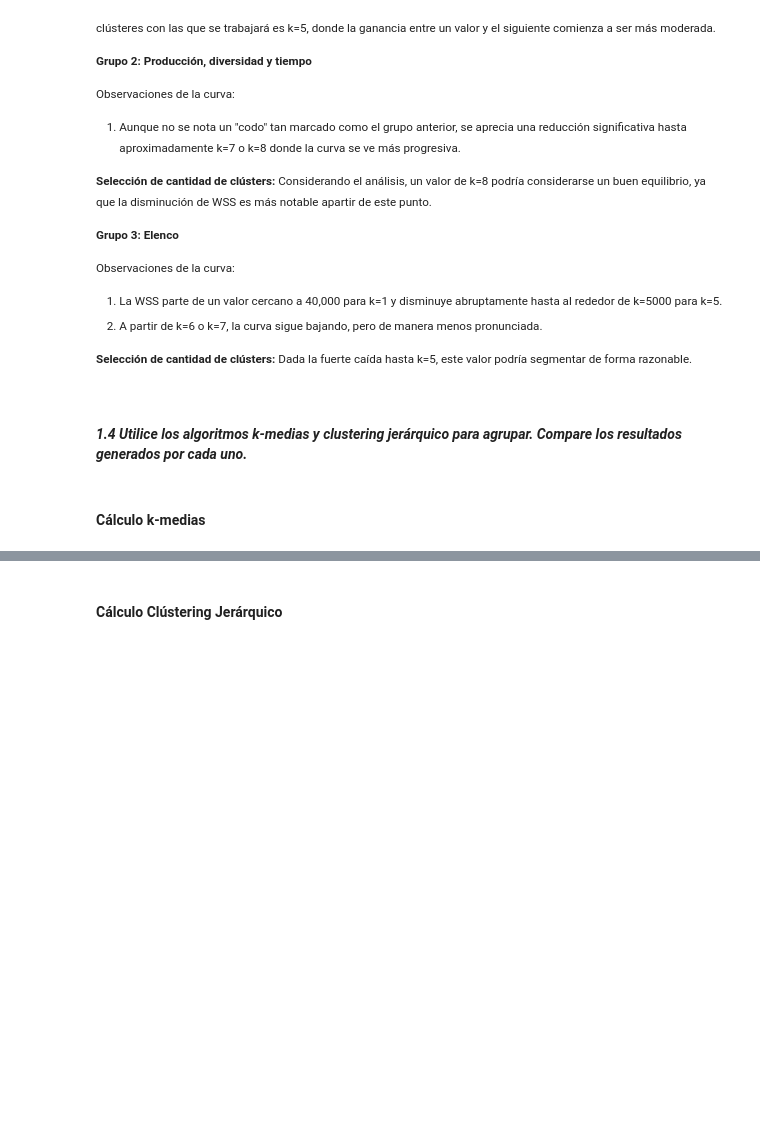
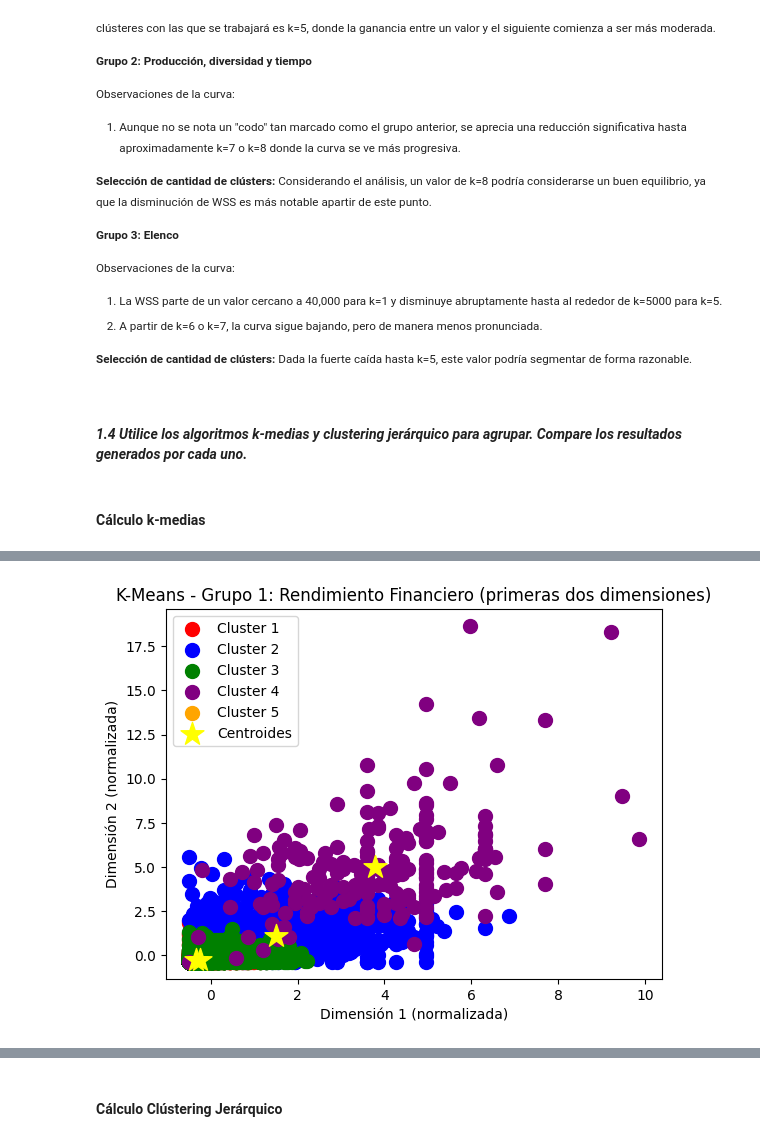
Before and after one commit to lemoonchild/Clustering-APriori-PCA, a Jupyter notebook: Clustering.ipynb, the cells around one changed output, grey strips where cells are left out. Saved outputs shown, nothing was run; the diff lists cells and outputs as text; code cells hidden in the pictures; blank space fills up the shorter version.

Commit message:
fix: fix clustering

```diff
--- a/Clustering.ipynb
+++ b/Clustering.ipynb
@@ -291,0 +273,79 @@ plt.show()
+# %%
+X1 = scale(df_group1)  # Escalamos las variables
+
+# K-Means
+km_g1 = KMeans(n_clusters=4).fit(X1)
+print("K-Means Grupo 1 (Rendimiento financiero):\n", km_g1)
+
+# Centroides de los clusters
+centroides_g1 = km_g1.cluster_centers_
+print("Centroides Grupo 1:\n", centroides_g1)
+
+# Predicción de clusters
+especies_g1 = km_g1.predict(X1)
+
+# Gráfica
+plt.scatter(X1[especies_g1 == 0, 0], X1[especies_g1 == 0, 1], s=100, c='red', label="Cluster 1")
+plt.scatter(X1[especies_g1 == 1, 0], X1[especies_g1 == 1, 1], s=100, c='blue', label="Cluster 2")
+plt.scatter(X1[especies_g1 == 2, 0], X1[especies_g1 == 2, 1], s=100, c='green', label="Cluster 3")
+plt.scatter(X1[especies_g1 == 3, 0], X1[especies_g1 == 3, 1], s=100, c='purple', label="Cluster 4")
+plt.scatter(X1[especies_g1 == 4, 0], X1[especies_g1 == 4, 1], s=100, c='orange', label="Cluster 5")
+
+# Centroides (también en 2D)
+plt.scatter(centroides_g1[:,0], centroides_g1[:,1], s=300, c="yellow", marker="*", label="Centroides")
+plt.title("K-Means - Grupo 1: Rendimiento Financiero (primeras dos dimensiones)")
+plt.xlabel("Dimensión 1 (normalizada)")
+plt.ylabel("Dimensión 2 (normalizada)")
+plt.legend()
+plt.show()
+
+
+# -------------- GRUPO 2: Producción, diversidad y tiempo --------------
+X2 = scale(df_group2)
+
+km_g2 = KMeans(n_clusters=5).fit(X2)
+print("\nK-Means Grupo 2 (Producción, diversidad y tiempo):\n", km_g2)
+
+centroides_g2 = km_g2.cluster_centers_
+print("Centroides Grupo 2:\n", centroides_g2)
+
+especies_g2 = km_g2.predict(X2)
+
+plt.scatter(X2[especies_g2 == 0, 0], X2[especies_g2 == 0, 1], s=100, c='red', label="Cluster 1")
+plt.scatter(X2[especies_g2 == 1, 0], X2[especies_g2 == 1, 1], s=100, c='blue', label="Cluster 2")
+plt.scatter(X2[especies_g2 == 2, 0], X2[especies_g2 == 2, 1], s=100, c='green', label="Cluster 3")
+plt.scatter(X2[especies_g2 == 3, 0], X2[especies_g2 == 3, 1], s=100, c='purple', label="Cluster 4")
+plt.scatter(X2[especies_g2 == 4, 0], X2[especies_g2 == 4, 1], s=100, c='orange', label="Cluster 5")
+
+plt.scatter(centroides_g2[:,0], centroides_g2[:,1], s=300, c="yellow", marker="*", label="Centroides")
+plt.title("K-Means - Grupo 2: Producción, diversidad y tiempo (primeras dos dimensiones)")
+plt.xlabel("Dimensión 1 (normalizada)")
+plt.ylabel("Dimensión 2 (normalizada)")
+plt.legend()
+plt.show()
+
+
+# -------------- GRUPO 3: Elenco --------------
+X3 = scale(df_group3)
+
+km_g3 = KMeans(n_clusters=5).fit(X3)
+print("\nK-Means Grupo 3 (Elenco):\n", km_g3)
+
+centroides_g3 = km_g3.cluster_centers_
+print("Centroides Grupo 3:\n", centroides_g3)
+
+especies_g3 = km_g3.predict(X3)
+
+plt.scatter(X3[especies_g3 == 0, 0], X3[especies_g3 == 0, 1], s=100, c='red', label="Cluster 1")
+plt.scatter(X3[especies_g3 == 1, 0], X3[especies_g3 == 1, 1], s=100, c='blue', label="Cluster 2")
+plt.scatter(X3[especies_g3 == 2, 0], X3[especies_g3 == 2, 1], s=100, c='green', label="Cluster 3")
+plt.scatter(X3[especies_g3 == 3, 0], X3[especies_g3 == 3, 1], s=100, c='purple', label="Cluster 4")
+plt.scatter(X2[especies_g2 == 4, 0], X2[especies_g2 == 4, 1], s=100, c='orange', label="Cluster 5")
+
+plt.scatter(centroides_g3[:,0], centroides_g3[:,1], s=300, c="yellow", marker="*", label="Centroides")
+plt.title("K-Means - Grupo 3: Elenco (primeras dos dimensiones)")
+plt.xlabel("Dimensión 1 (normalizada)")
+plt.ylabel("Dimensión 2 (normalizada)")
+plt.legend()
+plt.show()
+# %% [output]
@@ -291,0 +359 @@ plt.show()
+[figure, added]
```
Also changed, not shown: parts of 11 cells of this notebook.
